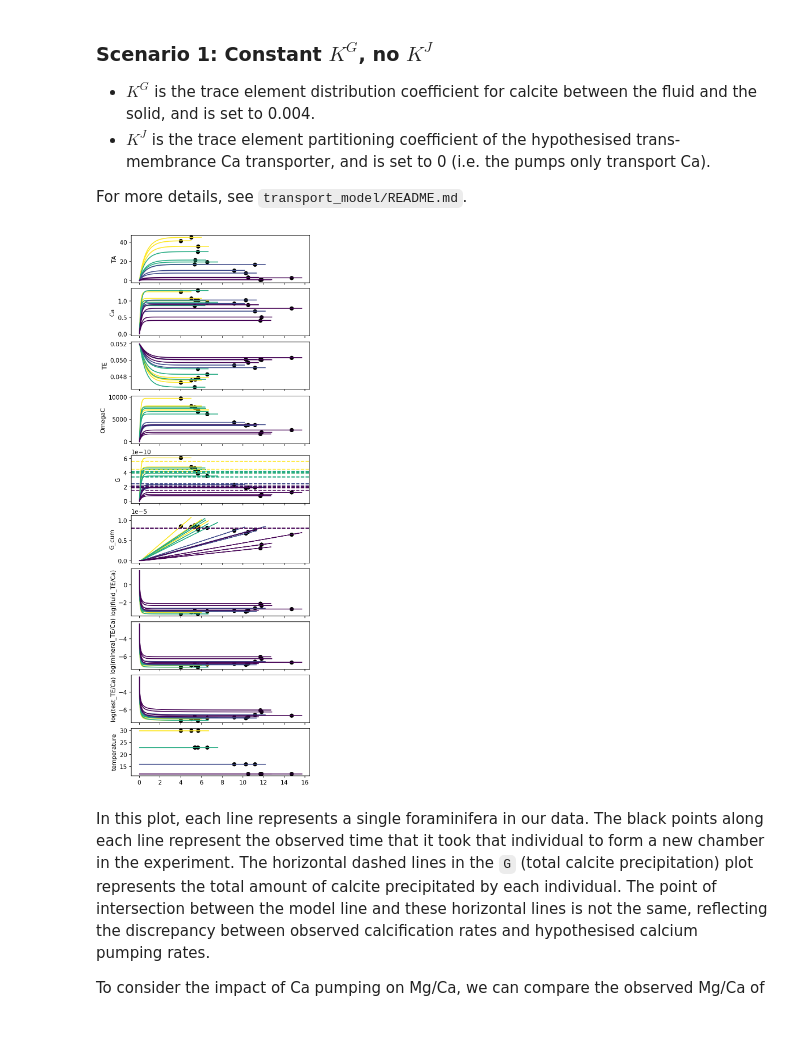
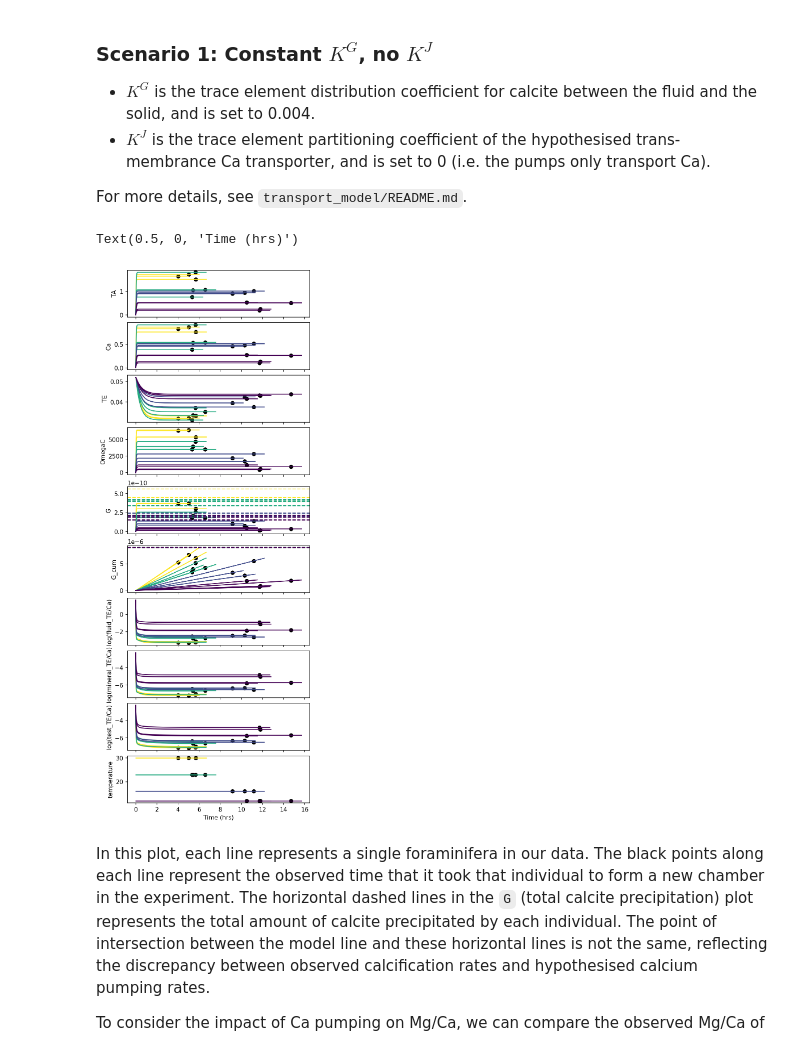
Before and after one commit to oscarbranson/supplementary, a Jupyter notebook: supplements/protonpumping/final_ammonia.ipynb, the cells around one changed output. Saved outputs shown, nothing was run; the diff lists cells and outputs as text; code cells hidden in the pictures.

```diff
--- a/supplements/protonpumping/final_ammonia.ipynb
+++ b/supplements/protonpumping/final_ammonia.ipynb
@@ -35,7 +35,7 @@ new_calcite_mol_cm2 = new_calcite_mol / chamber_surface_area_cm2
 pumping_time_hrs = dat['Pumping_time_hrs']
 pumping_time_s = pumping_time_hrs * 3600
 
-J_local_flux_nmol_cm2_s = dat['Local_flux_nmol/cm2/s']
+J_local_flux_nmol_cm2_s = dat['Local_flux_nmol/cm2/s']# / 2.7  # adjusted for tortuosity associated with diffusion through cellular envelope (see Methods)
 pumped_protons_nmol_s = chamber_surface_area_cm2 * J_local_flux_nmol_cm2_s
 
 total_pumped_protons_nmol = pumped_protons_nmol_s * pumping_time_s
@@ -52,8 +52,12 @@ dat['new_calcite_mol_cm2'] = new_calcite_mol_cm2
 dat['pHtot'] = dat['Seawater_pH_at_100-110um_from_calcifying_chamber']
 
 dat['meas_calc_rate_nmol_cm2_s'] = dat['new_calcite_mol_cm2'] / (dat['hrs_to_calcify'] * 3600) * 1e9
-dat['f_Ca'] = dat['meas_calc_rate_nmol_cm2_s'] / (0.5 * dat['J_nmol_cm2_s']) * 1.3
-dat.loc[dat.f_Ca > 1, 'f_Ca'] = 1
+
+dat['f_Ca'] = 1.0  # initialise f_Ca to 1 for all experiments
+
+# calculate f_Ca based on measured calcification rates and measured proton fluxes
+# dat['f_Ca'] = dat['meas_calc_rate_nmol_cm2_s'] / (0.5 * dat['J_nmol_cm2_s'])
+# dat.loc[dat.f_Ca > 1, 'f_Ca'] = 1
 # %%
 # Explore relationship between J and temperature
 plt.scatter(temperature, J_local_flux_nmol_cm2_s, c=foram_diameter_um)
@@ -125,6 +129,8 @@ from transport_model import model, plot, utils
 flushing_timescale_min = 40
 F_M = 1 / (flushing_timescale_min * 60)  # s-1
 
+f_DIC = 5  # internal DIC elevation factor (DIC_internal = f_DIC * DIC_seawater)
+
 # This implies that the calcifying fluid is flushed by fresch seawater every 40 minutes.
 # This is an initial starting point from which to explore the model, and is refined later.
 # %% [markdown]
@@ -138,24 +144,27 @@ For more details, see `transport_model/README.md`.
 models = {}
 
 for i, sub in tqdm(dat.iterrows(), total=dat.shape[0]):
-    models[i] = model.constant_DIC(sub.chamber_diameter_um, J=sub.J_nmol_cm2_s * 1e-9, temperature=sub.temperature, pHtot=sub.pHtot, hrs_to_run=sub.hrs_to_calcify + 1, F_M=F_M, f_Ca=sub.f_Ca)
+    models[i] = model.constant_DIC(sub.chamber_diameter_um, J=sub.J_nmol_cm2_s * 1e-9, temperature=sub.temperature, pHtot=sub.pHtot, hrs_to_run=sub.hrs_to_calcify + 1, F_M=F_M, f_Ca=sub.f_Ca, f_DIC=f_DIC)
 # %%
 # Show the evolution of the model over time.
 cmap = plt.cm.viridis
 norm = colors.Normalize(vmin=dat['temperature'].min(), vmax=dat['temperature'].max())
 
 first = True
 for i, m in models.items():
     if first:
         axs = None
         first = False
     fig, axs = plot.time_resolved(m, hrs_to_calcify=dat.loc[i, 'hrs_to_calcify'], new_calcite_mol_cm2=dat.loc[i, 'new_calcite_mol_cm2'], axs=axs, label=i, color=cmap(norm(dat.loc[i, 'temperature'])))
 
 for i, row in dat.iterrows():
     axs[4].axhline(row.meas_calc_rate_nmol_cm2_s * 1e-9, color=cmap(norm(row.temperature)), linestyle='--')
     axs[5].axhline(row.new_calcite_mol_cm2, color=cmap(norm(row.temperature)), linestyle='--')
+
+axs[-1].set_xlabel('Time (hrs)')
 # %% [output]
+Text(0.5, 0, 'Time (hrs)')
-[figure, old version]
+[figure, new version]
 # %% [markdown]
 In this plot, each line represents a single foraminifera in our data. The black points along each line represent the observed time that it took that individual to form a new chamber in the experiment. The horizontal dashed lines in the `G` (total calcite precipitation) plot represents the total amount of calcite precipitated by each individual. The point of intersection between the model line and these horizontal lines is not the same, reflecting the discrepancy between observed calcification rates and hypothesised calcium pumping rates.
 
```
Also changed, not shown: parts of 19 cells of this notebook.
